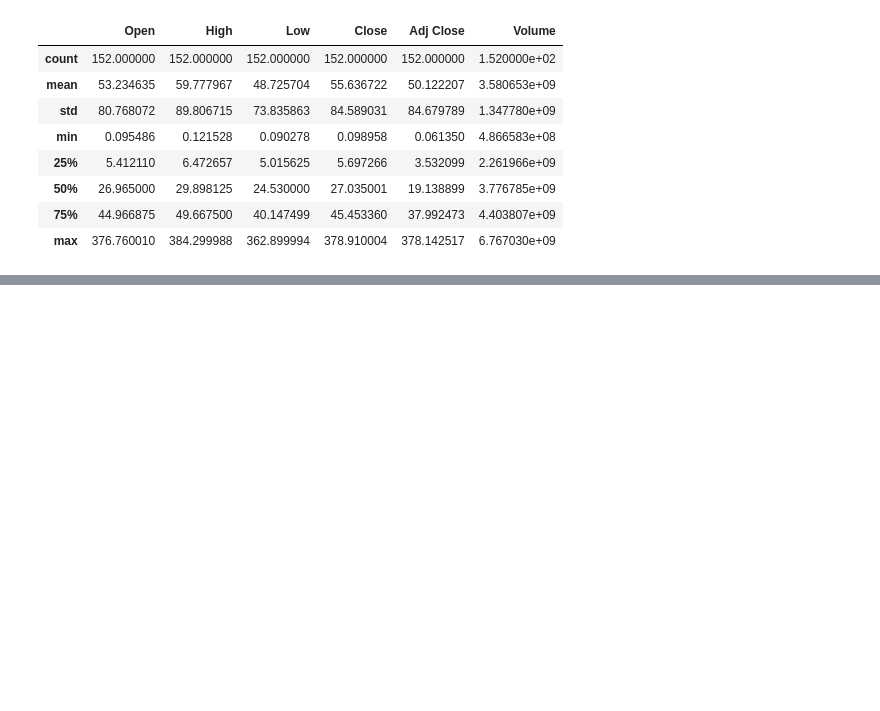
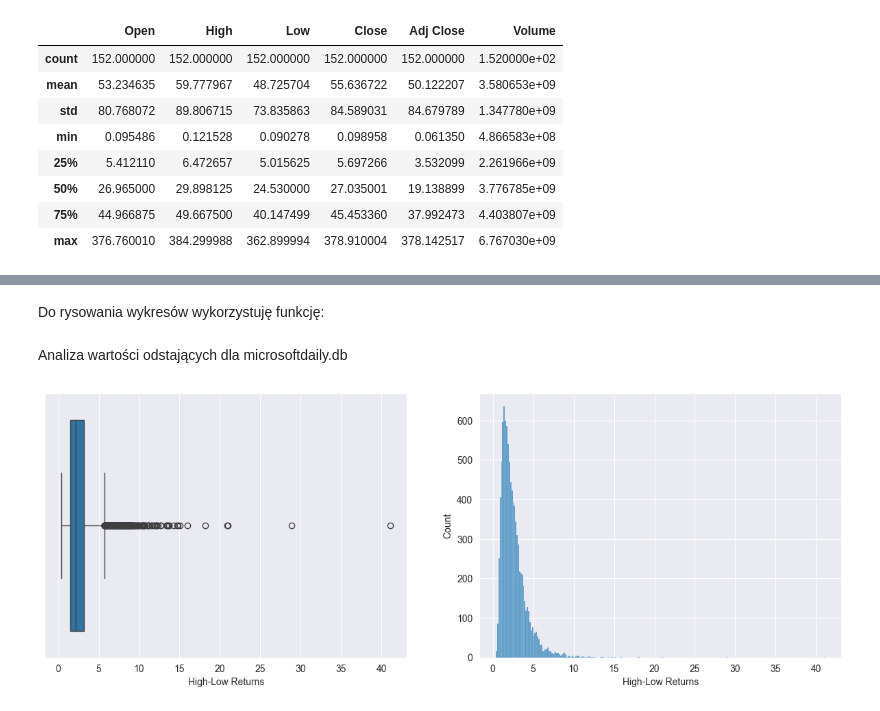
Before and after one commit to daredevilq/stock-market-analysis, a Jupyter notebook: market-analysis.ipynb, the cells around one changed output, grey strips where cells are left out. Drawn from its saved outputs; the diff is of its cells as text; code cells hidden in the pictures; blank space fills up the shorter version.

```diff
--- a/market-analysis.ipynb
+++ b/market-analysis.ipynb
@@ -272,0 +406,14 @@ df_microsoft_quarterly.describe()
+# %% [markdown]
+Do rysowania wykresów wykorzystuję funkcję:
+# %%
+def draw_plots(df, feature):
+    fig, ax = plt.subplots(1, 2, figsize=(15, 5))
+    sns.boxplot(ax=ax[0], data=df, x=feature)
+    sns.histplot(ax=ax[1], data=df[feature])
+    sns.despine()
+# %% [markdown]
+Analiza wartości odstających dla microsoftdaily.db
+# %%
+draw_plots(df_microsoft_daily, "High-Low Returns")
+# %% [output]
+[figure, added]
```
Also changed, not shown: parts of 49 cells of this notebook, 4 other files.
